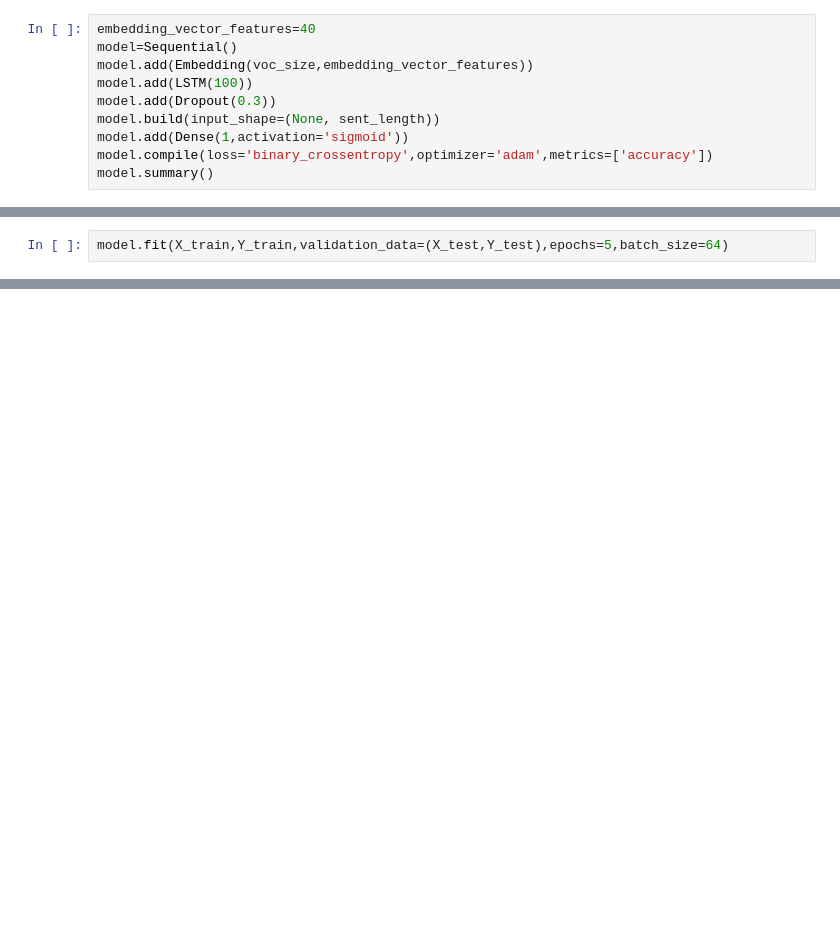
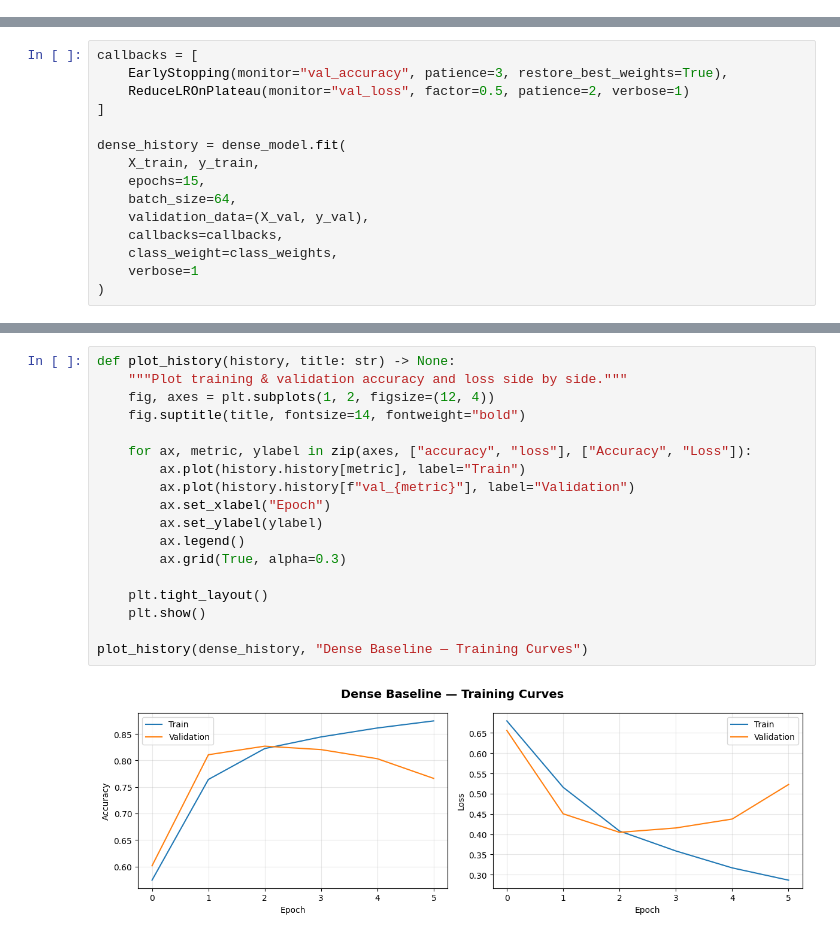
Before and after one commit to dhanusharer/DL-practise, a Jupyter notebook: keras04.ipynb, the cells around one changed output, grey strips where cells are left out. Drawn from its saved outputs; the diff is of its cells as text; blank space fills up the shorter version.

```diff
--- a/keras04.ipynb
+++ b/keras04.ipynb
@@ -208,10 +2,0 @@ accuracy_score(Y_test,y_pred)
-# %%
-embedding_vector_features=40
-model=Sequential()
-model.add(Embedding(voc_size,embedding_vector_features))
-model.add(LSTM(100))
-model.add(Dropout(0.3))
-model.build(input_shape=(None, sent_length))
-model.add(Dense(1,activation='sigmoid'))
-model.compile(loss='binary_crossentropy',optimizer='adam',metrics=['accuracy'])
-model.summary()
@@ -234,2 +2,0 @@ Model: "sequential_3"
-# %%
-model.fit(X_train,Y_train,validation_data=(X_test,Y_test),epochs=5,batch_size=64)
@@ -643,0 +272,15 @@ Epoch 15/15
+# %%
+callbacks = [
+    EarlyStopping(monitor="val_accuracy", patience=3, restore_best_weights=True),
+    ReduceLROnPlateau(monitor="val_loss", factor=0.5, patience=2, verbose=1)
+]
+
+dense_history = dense_model.fit(
+    X_train, y_train,
+    epochs=15,
+    batch_size=64,
+    validation_data=(X_val, y_val),
+    callbacks=callbacks,
+    class_weight=class_weights,
+    verbose=1
+)
@@ -643,0 +302,20 @@ Epoch 15/15
+# %%
+def plot_history(history, title: str) -> None:
+    """Plot training & validation accuracy and loss side by side."""
+    fig, axes = plt.subplots(1, 2, figsize=(12, 4))
+    fig.suptitle(title, fontsize=14, fontweight="bold")
+
+    for ax, metric, ylabel in zip(axes, ["accuracy", "loss"], ["Accuracy", "Loss"]):
+        ax.plot(history.history[metric], label="Train")
+        ax.plot(history.history[f"val_{metric}"], label="Validation")
+        ax.set_xlabel("Epoch")
+        ax.set_ylabel(ylabel)
+        ax.legend()
+        ax.grid(True, alpha=0.3)
+
+    plt.tight_layout()
+    plt.show()
+
+plot_history(dense_history, "Dense Baseline — Training Curves")
+# %% [output]
+[figure, added]
```
Also changed, not shown: parts of 110 cells of this notebook.
